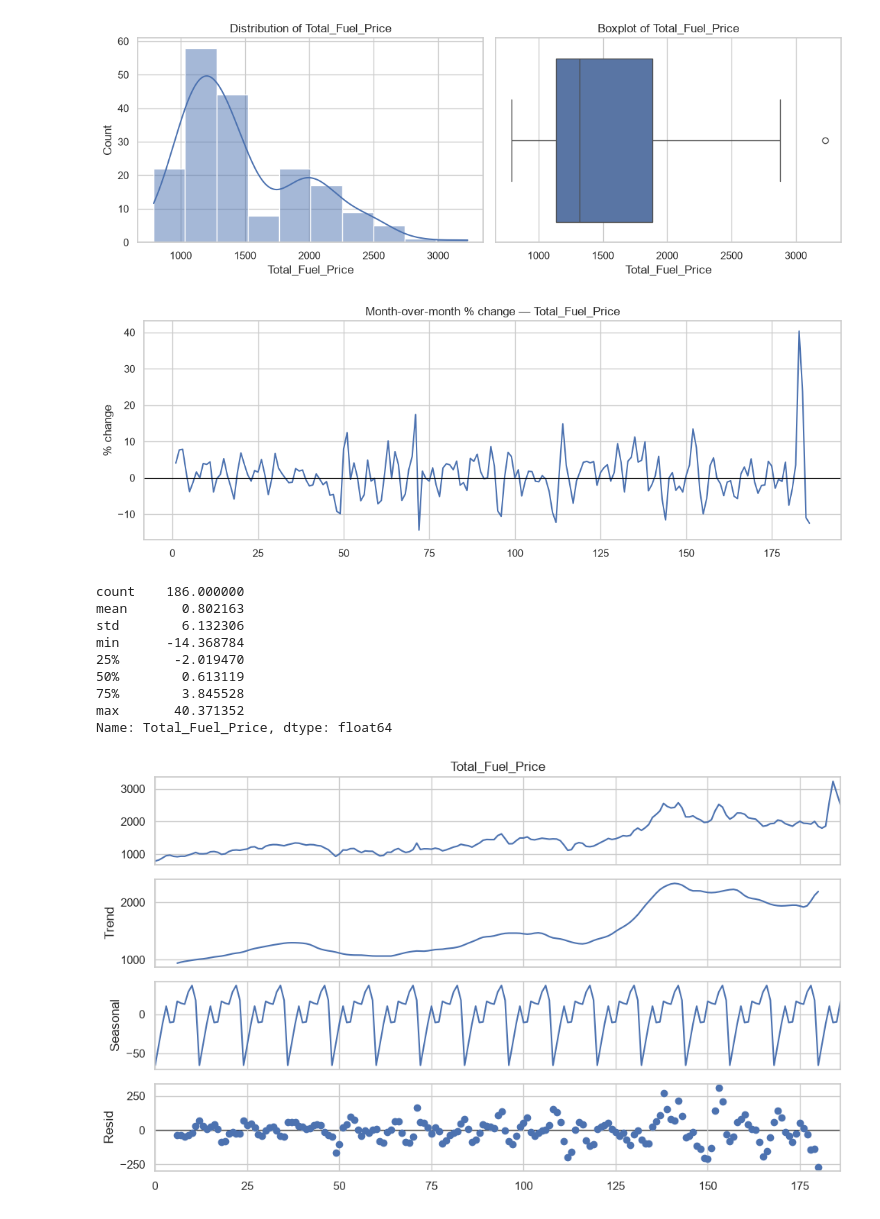
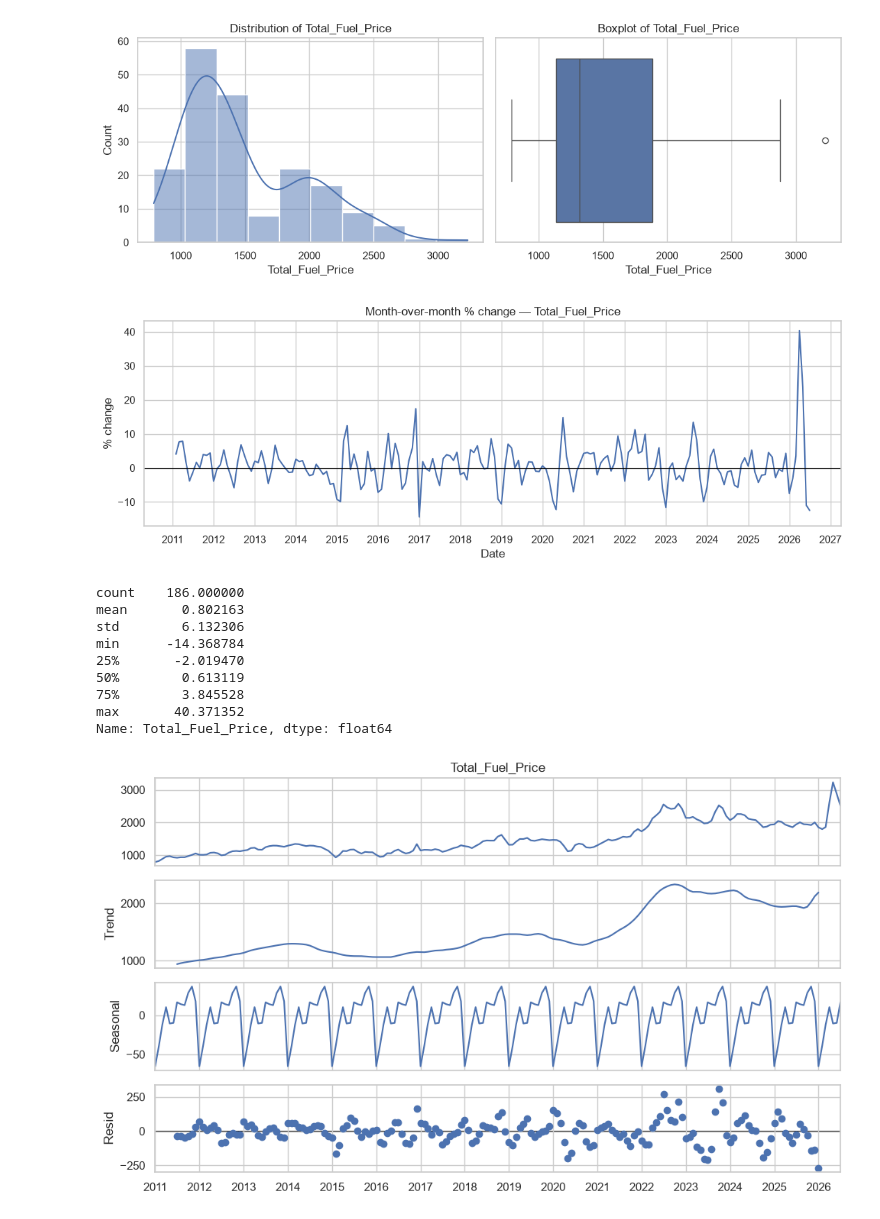
Before and after one commit to Trist4/fools-optimum, a Jupyter notebook: notebooks/fuel_price_eda.ipynb, the cells around one changed output. Cells and saved outputs as stored; diff of their text form; code cells hidden in the pictures.

```diff
--- a/notebooks/fuel_price_eda.ipynb
+++ b/notebooks/fuel_price_eda.ipynb
@@ -39,7 +39,7 @@ master_petrol_df.head()
 ## Data Loading - Diesel
 # %%
 master_diesel_df = DBD_1.load_diesel()
-master_diesel_df["Total_Production_Lag1"] = master_diesel_df["Total_Production"].shift(-1)
+#master_diesel_df["Total_Production_Lag1"] = master_diesel_df["Total_Production"].shift(-1)
 # %%
 master_diesel_df.head()
 # %% [output]
@@ -305,20 +312,25 @@ plt.show()
 # %% [output]
 [figure]
 # %%
+
 # --- Month-over-month % change (volatility) ---
-mom_change = master_diesel_df["Total_Fuel_Price"].pct_change() * 100
+mom_change = master_diesel_df.set_index("Date")["Total_Fuel_Price"].pct_change() * 100
 
 fig, ax = plt.subplots(figsize=(11, 4))
-mom_change.plot(ax=ax)
+ax.plot(mom_change.index, mom_change.values)
 ax.axhline(0, color="black", linewidth=0.8)
 ax.set_title("Month-over-month % change — Total_Fuel_Price")
 ax.set_ylabel("% change")
+ax.set_xlabel("Date")
+ax.xaxis.set_major_locator(mdates.YearLocator())
+ax.xaxis.set_major_formatter(mdates.DateFormatter("%Y"))
+plt.setp(ax.get_xticklabels(), rotation=0, ha="center")
 plt.tight_layout()
 plt.show()
 
 mom_change.describe()
 # %% [output]
-[figure, old version]
+[figure, new version]
 count    186.000000
 mean       0.802163
 std        6.132306
@@ -331,15 +343,22 @@ Name: Total_Fuel_Price, dtype: float64
 # %%
 # --- Seasonal decomposition ---
 from statsmodels.tsa.seasonal import seasonal_decompose
+import matplotlib.dates as mdates
 
-s = master_diesel_df["Total_Fuel_Price"].dropna()
+s = master_diesel_df.set_index("Date")["Total_Fuel_Price"].dropna()
 result = seasonal_decompose(s, model="additive", period=12)
 fig = result.plot()
 fig.set_size_inches(10, 6)
+
+for ax in fig.axes:
+    ax.xaxis.set_major_locator(mdates.YearLocator())
+    ax.xaxis.set_major_formatter(mdates.DateFormatter("%Y"))
+    plt.setp(ax.get_xticklabels(), rotation=0, ha="center")
+
 plt.tight_layout()
 plt.show()
 # %% [output]
-[figure, old version]
+[figure, new version]
 # %%
 # --- Correlation with other columns/features ---
 corr = master_diesel_df.corr(numeric_only=True)["Total_Fuel_Price"].sort_values(ascending=False)
```
Also changed, not shown: parts of 17 cells of this notebook.
